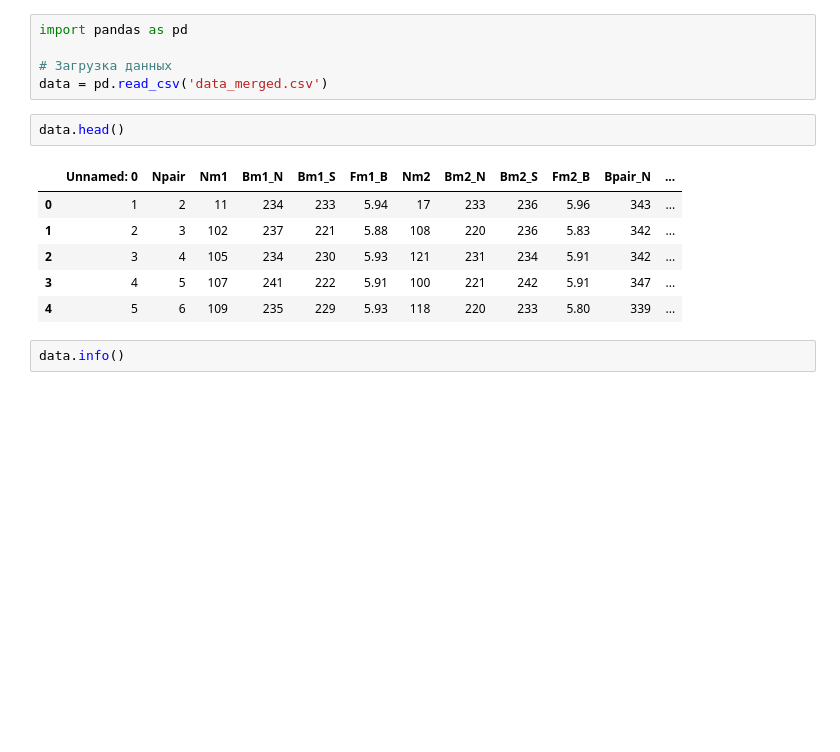
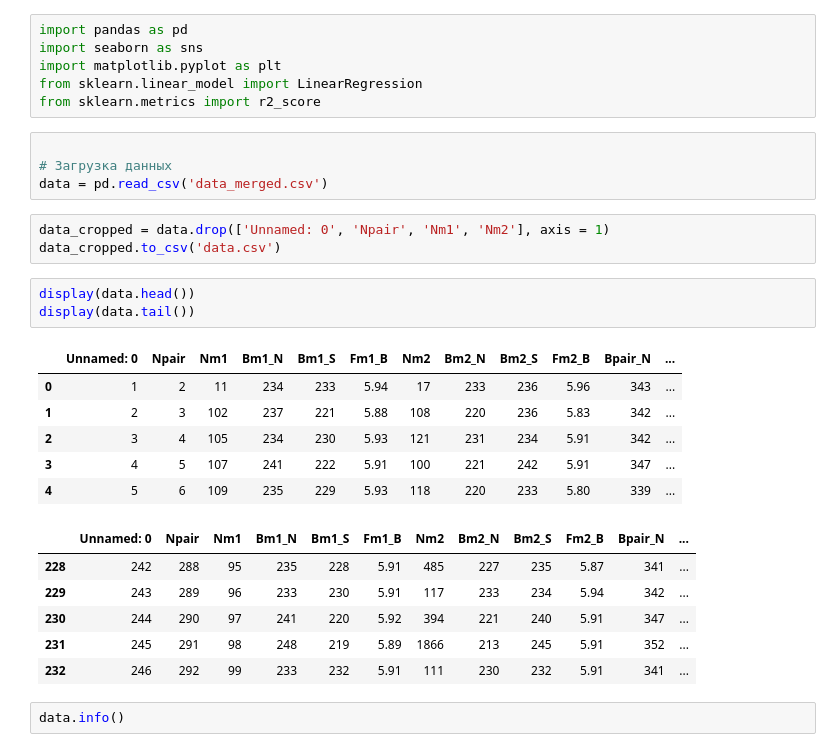
Before and after one commit to BuslaySt/MagnetSorting, a Jupyter notebook: DataMerged_info.ipynb, the cells around one changed output. Cells and saved outputs as stored; diff of their text form; blank space fills up the shorter version.

```diff
--- a/DataMerged_info.ipynb
+++ b/DataMerged_info.ipynb
@@ -1,17 +1,32 @@
 # %%
 import pandas as pd
-
-# Загрузка данных
-data = pd.read_csv('data_merged.csv')
+import seaborn as sns
+import matplotlib.pyplot as plt
+from sklearn.linear_model import LinearRegression
+from sklearn.metrics import r2_score
+# %%
+
+# Загрузка данных
+data = pd.read_csv('data_merged.csv')
+# %%
+data_cropped = data.drop(['Unnamed: 0', 'Npair', 'Nm1', 'Nm2'], axis = 1)
+data_cropped.to_csv('data.csv')
 # %%
-data.head()
+display(data.head())
+display(data.tail())
 # %% [output]
 |  | Unnamed: 0 | Npair | Nm1 | Bm1_N | Bm1_S | Fm1_B | Nm2 | Bm2_N | Bm2_S | Fm2_B | Bpair_N | ... |
 | 0 | 1 | 2 | 11 | 234 | 233 | 5.94 | 17 | 233 | 236 | 5.96 | 343 | ... |
 | 1 | 2 | 3 | 102 | 237 | 221 | 5.88 | 108 | 220 | 236 | 5.83 | 342 | ... |
 | 2 | 3 | 4 | 105 | 234 | 230 | 5.93 | 121 | 231 | 234 | 5.91 | 342 | ... |
 | 3 | 4 | 5 | 107 | 241 | 222 | 5.91 | 100 | 221 | 242 | 5.91 | 347 | ... |
 | 4 | 5 | 6 | 109 | 235 | 229 | 5.93 | 118 | 220 | 233 | 5.80 | 339 | ... |
+|  | Unnamed: 0 | Npair | Nm1 | Bm1_N | Bm1_S | Fm1_B | Nm2 | Bm2_N | Bm2_S | Fm2_B | Bpair_N | ... |
+| 228 | 242 | 288 | 95 | 235 | 228 | 5.91 | 485 | 227 | 235 | 5.87 | 341 | ... |
+| 229 | 243 | 289 | 96 | 233 | 230 | 5.91 | 117 | 233 | 234 | 5.94 | 342 | ... |
+| 230 | 244 | 290 | 97 | 241 | 220 | 5.92 | 394 | 221 | 240 | 5.91 | 347 | ... |
+| 231 | 245 | 291 | 98 | 248 | 219 | 5.89 | 1866 | 213 | 245 | 5.91 | 352 | ... |
+| 232 | 246 | 292 | 99 | 233 | 232 | 5.91 | 111 | 230 | 232 | 5.91 | 341 | ... |
 # %%
 data.info()
 # %% [output]
```
Also changed, not shown: parts of 13 cells of this notebook.
